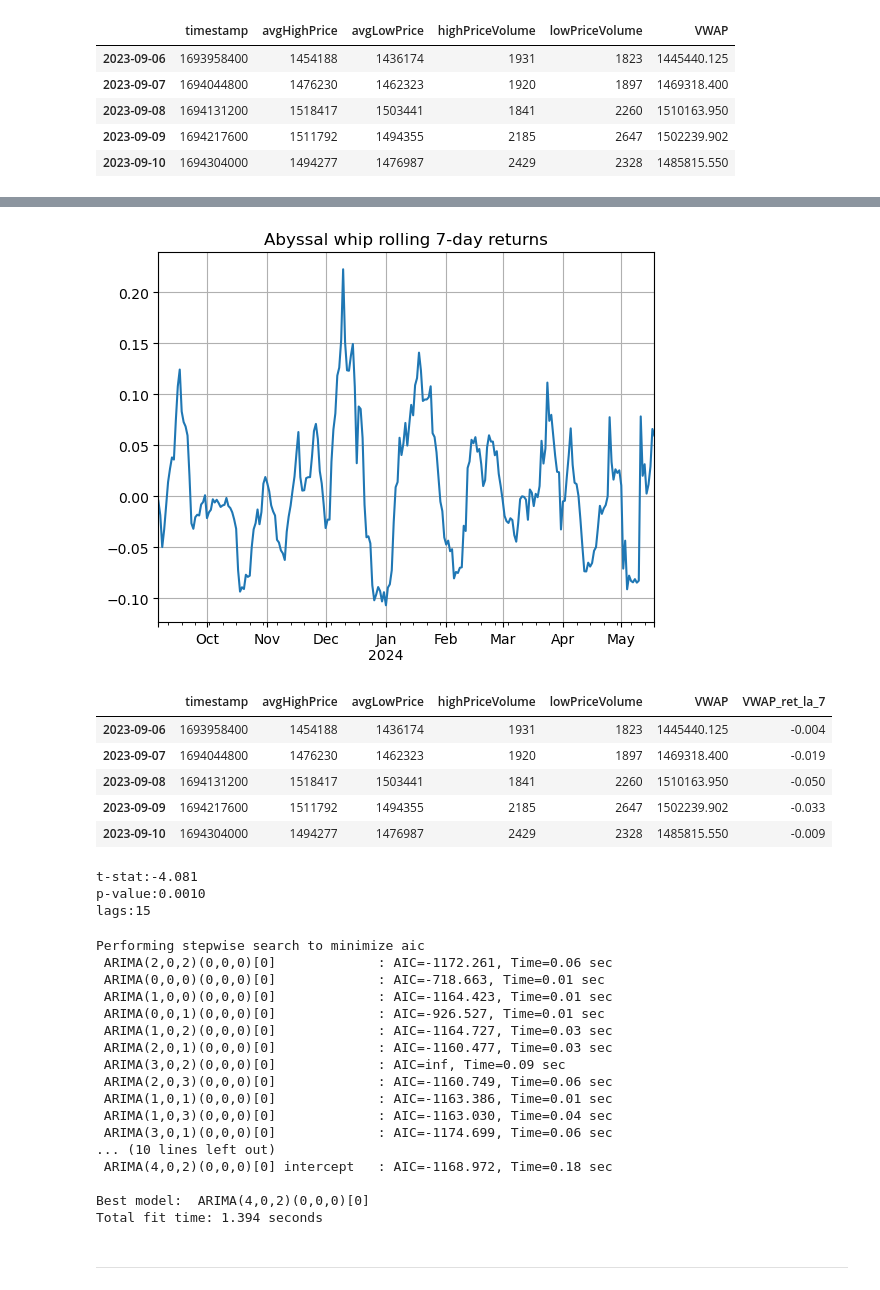
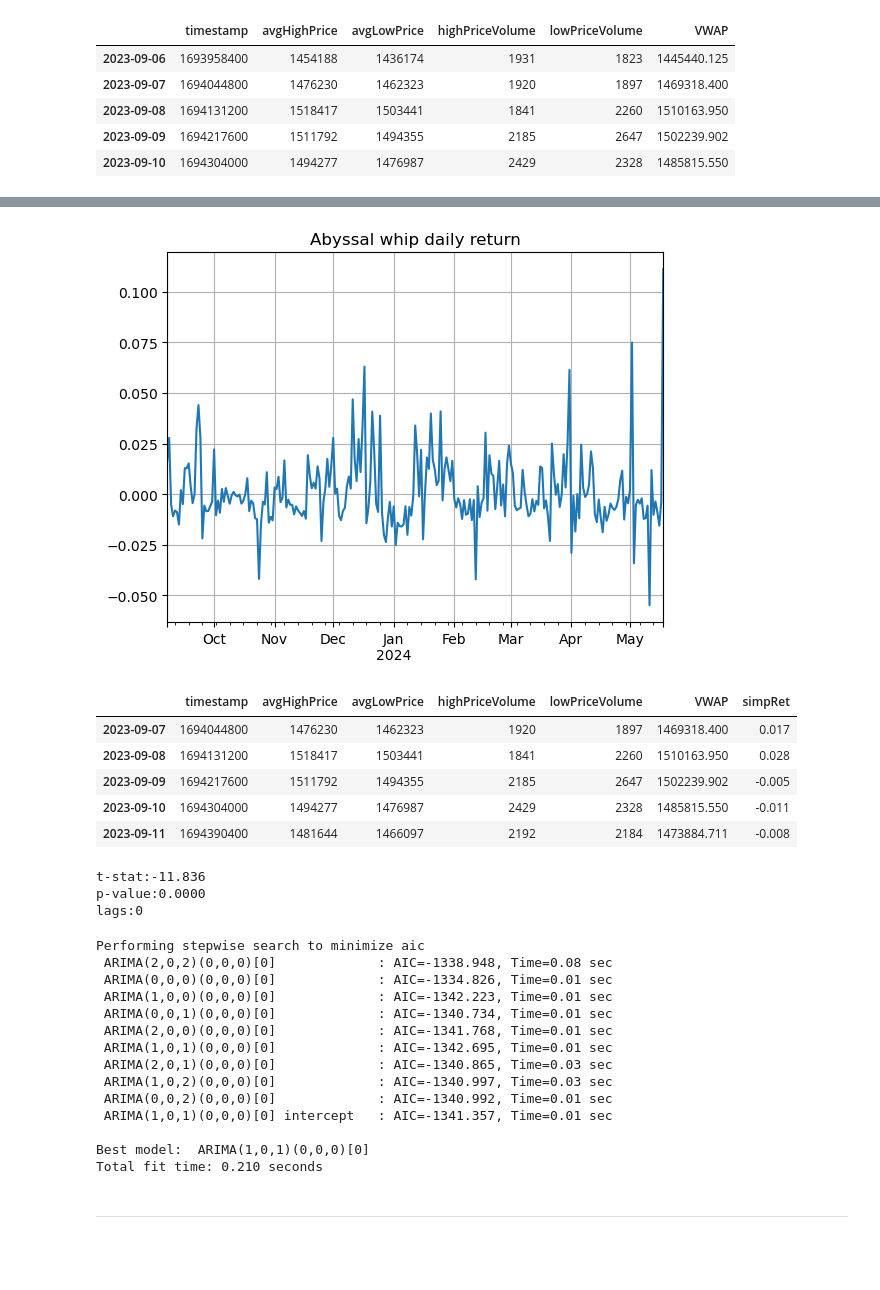
Before and after one commit to codyjcao/osrs-ge, a Jupyter notebook: osrs_whip_experimenting.ipynb, the cells around one changed output, grey strips where cells are left out. Drawn from its saved outputs; the diff is of its cells as text; code cells hidden in the pictures; blank space fills up the shorter version.

```diff
--- a/osrs_whip_experimenting.ipynb
+++ b/osrs_whip_experimenting.ipynb
@@ -51,3 +40,0 @@ def compute_n_simple_return(df,n=1,col_name = 'VWAP'):
-# %%
-df = compute_n_simple_return(df,n=7)
-df.head(10)
@@ -65,0 +41,4 @@ df.head(10)
+# %%
+#df = compute_n_simple_return(df,n=7)
+df['simpRet'] = (df['VWAP']/df['VWAP'].shift(1))-1
+df.head(10)
@@ -93,46 +84,43 @@ plt.show()
 # %%
-df_tr['VWAP_ret_la_7'].plot()
-plt.title('Abyssal whip rolling 7-day returns')
+df_tr['simpRet'].plot()
+plt.title('Abyssal whip daily return')
 plt.grid()
 plt.show()
 # %% [output]
-[figure, old version]
+[figure, new version]
 # %%
 df_tr.head()
 # %% [output]
-|  | timestamp | avgHighPrice | avgLowPrice | highPriceVolume | lowPriceVolume | VWAP | VWAP_ret_la_7 |
-| 2023-09-06 | 1693958400 | 1454188 | 1436174 | 1931 | 1823 | 1445440.125 | -0.004 |
-| 2023-09-07 | 1694044800 | 1476230 | 1462323 | 1920 | 1897 | 1469318.400 | -0.019 |
-| 2023-09-08 | 1694131200 | 1518417 | 1503441 | 1841 | 2260 | 1510163.950 | -0.050 |
-| 2023-09-09 | 1694217600 | 1511792 | 1494355 | 2185 | 2647 | 1502239.902 | -0.033 |
-| 2023-09-10 | 1694304000 | 1494277 | 1476987 | 2429 | 2328 | 1485815.550 | -0.009 |
+|  | timestamp | avgHighPrice | avgLowPrice | highPriceVolume | lowPriceVolume | VWAP | simpRet |
+| 2023-09-07 | 1694044800 | 1476230 | 1462323 | 1920 | 1897 | 1469318.400 | 0.017 |
+| 2023-09-08 | 1694131200 | 1518417 | 1503441 | 1841 | 2260 | 1510163.950 | 0.028 |
+| 2023-09-09 | 1694217600 | 1511792 | 1494355 | 2185 | 2647 | 1502239.902 | -0.005 |
+| 2023-09-10 | 1694304000 | 1494277 | 1476987 | 2429 | 2328 | 1485815.550 | -0.011 |
+| 2023-09-11 | 1694390400 | 1481644 | 1466097 | 2192 | 2184 | 1473884.711 | -0.008 |
 # %%
-adf_test = adfuller(df_tr['VWAP_ret_la_7'])
+adf_test = adfuller(df_tr['simpRet'])
 print('t-stat:{:.3f}'.format(adf_test[0]))
 print('p-value:{:.4f}'.format(adf_test[1]))
 print('lags:{}'.format(adf_test[2]))
 # %% [output]
-t-stat:-4.081
-p-value:0.0010
-lags:15
+t-stat:-11.836
+p-value:0.0000
+lags:0
 # %%
 from pmdarima.arima import auto_arima
-auto_res = auto_arima(df_tr['VWAP_ret_la_7'],seasonal=False,trace=True,max_p=15,max_q=15)
+auto_res = auto_arima(df_tr['simpRet'],seasonal=False,trace=True,max_p=15,max_q=15)
 # %% [output]
 Performing stepwise search to minimize aic
- ARIMA(2,0,2)(0,0,0)[0]             : AIC=-1172.261, Time=0.06 sec
- ARIMA(0,0,0)(0,0,0)[0]             : AIC=-718.663, Time=0.01 sec
- ARIMA(1,0,0)(0,0,0)[0]             : AIC=-1164.423, Time=0.01 sec
- ARIMA(0,0,1)(0,0,0)[0]             : AIC=-926.527, Time=0.01 sec
- ARIMA(1,0,2)(0,0,0)[0]             : AIC=-1164.727, Time=0.03 sec
- ARIMA(2,0,1)(0,0,0)[0]             : AIC=-1160.477, Time=0.03 sec
- ARIMA(3,0,2)(0,0,0)[0]             : AIC=inf, Time=0.09 sec
- ARIMA(2,0,3)(0,0,0)[0]             : AIC=-1160.749, Time=0.06 sec
- ARIMA(1,0,1)(0,0,0)[0]             : AIC=-1163.386, Time=0.01 sec
- ARIMA(1,0,3)(0,0,0)[0]             : AIC=-1163.030, Time=0.04 sec
- ARIMA(3,0,1)(0,0,0)[0]             : AIC=-1174.699, Time=0.06 sec
-... (10 lines left out)
- ARIMA(4,0,2)(0,0,0)[0] intercept   : AIC=-1168.972, Time=0.18 sec
+ ARIMA(2,0,2)(0,0,0)[0]             : AIC=-1338.948, Time=0.08 sec
+ ARIMA(0,0,0)(0,0,0)[0]             : AIC=-1334.826, Time=0.01 sec
+ ARIMA(1,0,0)(0,0,0)[0]             : AIC=-1342.223, Time=0.01 sec
+ ARIMA(0,0,1)(0,0,0)[0]             : AIC=-1340.734, Time=0.01 sec
+ ARIMA(2,0,0)(0,0,0)[0]             : AIC=-1341.768, Time=0.01 sec
+ ARIMA(1,0,1)(0,0,0)[0]             : AIC=-1342.695, Time=0.01 sec
+ ARIMA(2,0,1)(0,0,0)[0]             : AIC=-1340.865, Time=0.03 sec
+ ARIMA(1,0,2)(0,0,0)[0]             : AIC=-1340.997, Time=0.03 sec
+ ARIMA(0,0,2)(0,0,0)[0]             : AIC=-1340.992, Time=0.01 sec
+ ARIMA(1,0,1)(0,0,0)[0] intercept   : AIC=-1341.357, Time=0.01 sec
 
-Best model:  ARIMA(4,0,2)(0,0,0)[0]
-Total fit time: 1.394 seconds
+Best model:  ARIMA(1,0,1)(0,0,0)[0]
+Total fit time: 0.210 seconds
```
Also changed, not shown: parts of 14 cells of this notebook, 1 other file.
